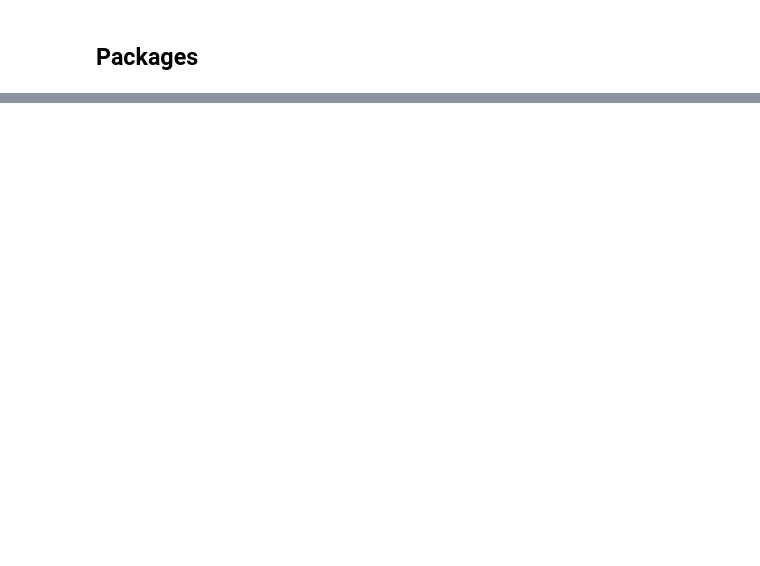
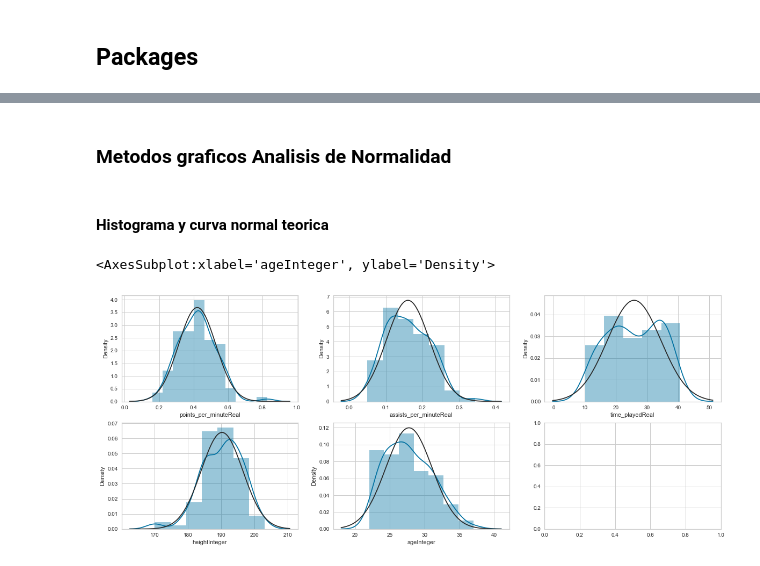
Before and after one commit to jmrmontano/Javeriana_RP_Clustering, a Jupyter notebook: datalab/Clustering.ipynb, the cells around one changed output, grey strips where cells are left out. Cells and saved outputs as stored; diff of their text form; code cells hidden in the pictures; blank space fills up the shorter version.

```diff
--- a/datalab/Clustering.ipynb
+++ b/datalab/Clustering.ipynb
@@ -259,0 +161,19 @@ Resultados
+# %%
+# Se elimna la fila 76 el cual contine el outlier
+
+df = df.drop(76)
+# %% [markdown]
+### Metodos graficos Analisis de Normalidad
+# %% [markdown]
+#### Histograma y curva normal teorica
+# %%
+fig, axes = plt.subplots(2, 3, figsize=(20,8))
+
+sns.distplot(df.points_per_minuteReal, fit=stats.norm, kde=True, ax=axes[0,0])
+sns.distplot(df.assists_per_minuteReal, fit=stats.norm, kde=True, ax=axes[0,1])
+sns.distplot(df.time_playedReal, fit=stats.norm, kde=True, ax=axes[0,2])
+sns.distplot(df.heightInteger, fit=stats.norm, kde=True, ax=axes[1,0])
+sns.distplot(df.ageInteger, fit=stats.norm, kde=True, ax=axes[1,1])
+# %% [output]
+<AxesSubplot:xlabel='ageInteger', ylabel='Density'>
+[figure, added]
```
Also changed, not shown: parts of 62 cells of this notebook, 1 other file.
